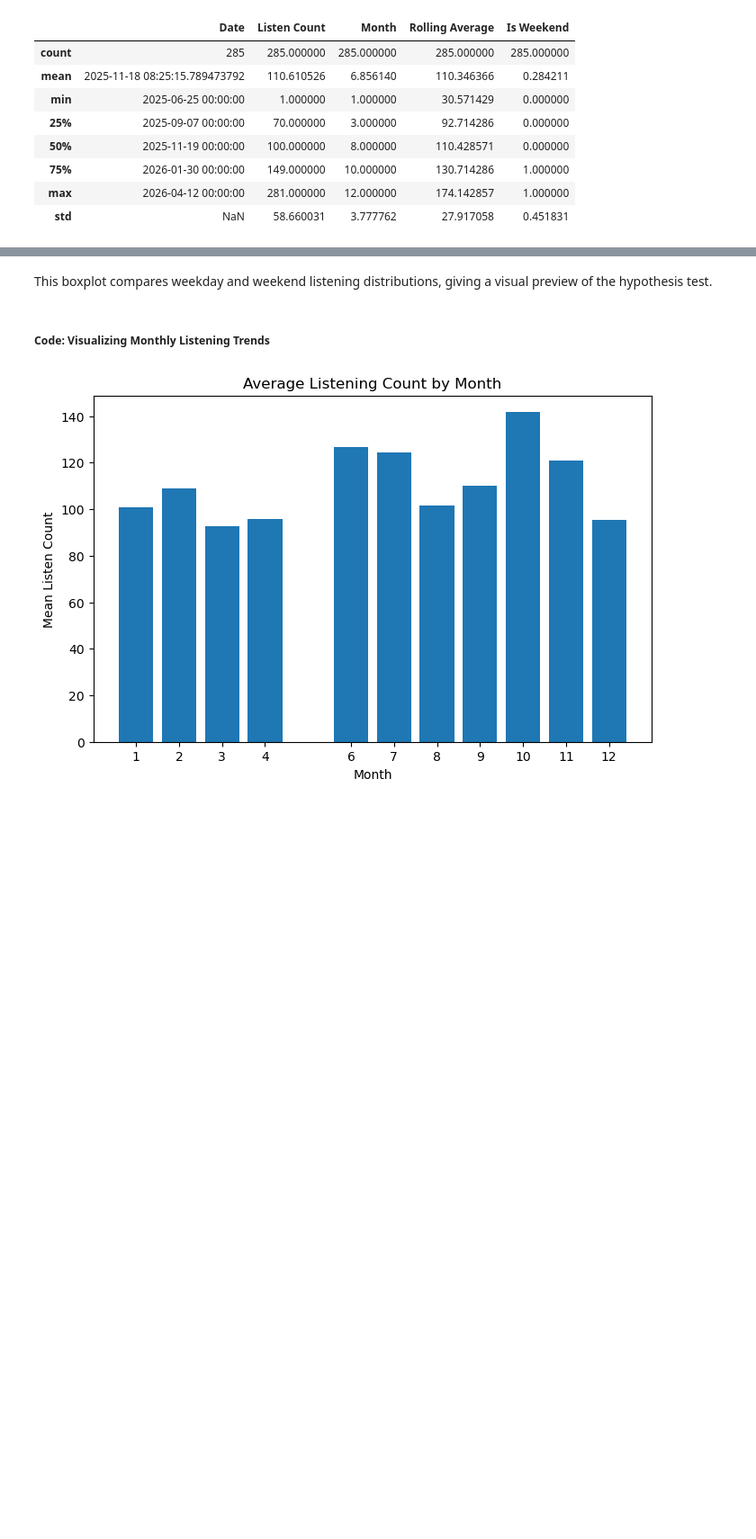
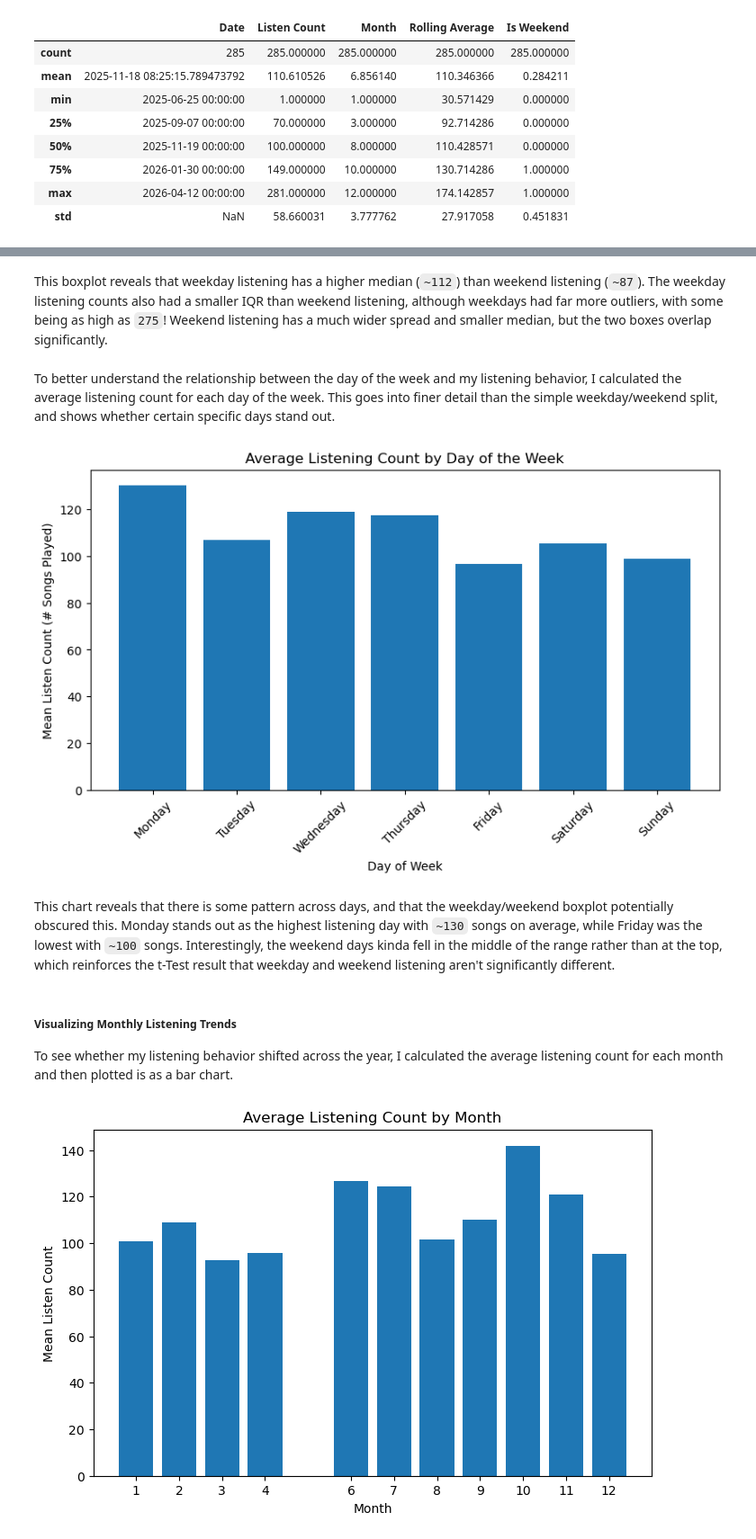
Before and after one commit to tschuff-web/lalaland, a Jupyter notebook: lalaland.ipynb, the cells around one changed output, grey strips where cells are left out. Shown at 90% size. Cells and saved outputs as stored; diff of their text form; code cells hidden in the pictures; blank space fills up the shorter version.

```diff
--- a/lalaland.ipynb
+++ b/lalaland.ipynb
@@ -312,8 +320,30 @@ new_utils.boxplot_wkday_wkend(merged_df)
 # %% [markdown]
-This boxplot compares weekday and weekend listening distributions, giving a
-visual preview of the hypothesis test.
+This boxplot reveals that weekday listening has a higher median (`~112`) than
+weekend listening (`~87`). The weekday listening counts also had a smaller IQR
+than weekend listening, although weekdays had far more outliers, with some being
+as high as `275`! Weekend listening has a much wider spread and smaller median,
+but the two boxes overlap significantly.
+# %% [markdown]
+To better understand the relationship between the day of the week and my
+listening behavior, I calculated the average listening count for each day of the
+week. This goes into finer detail than the simple weekday/weekend split, and
+shows whether certain specific days stand out.
+# %%
+new_utils.plot_listening_by_day_of_week(merged_df)
+# %% [output]
+[figure, added]
+# %% [markdown]
+This chart reveals that there is some pattern across days, and that the
+weekday/weekend boxplot potentially obscured this. Monday stands out as the
+highest listening day with `~130` songs on average, while Friday was the lowest
+with `~100` songs. Interestingly, the weekend days kinda fell in the middle of
+the range rather than at the top, which reinforces the t-Test result that
+weekday and weekend listening aren't significantly different.
 # %% [markdown]
-##### Code: Visualizing Monthly Listening Trends
+##### Visualizing Monthly Listening Trends
+
+To see whether my listening behavior shifted across the year, I calculated the
+average listening count for each month and then plotted is as a bar chart.
 # %%
 # Monthly Trends
 new_utils.monthly_trend(merged_df)
```
Also changed, not shown: parts of 37 cells of this notebook, 1 other file.
